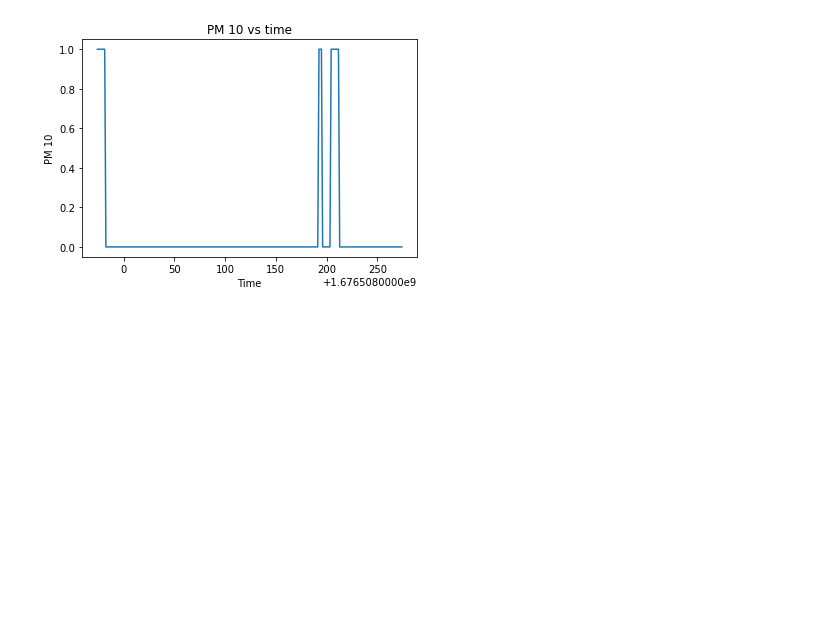
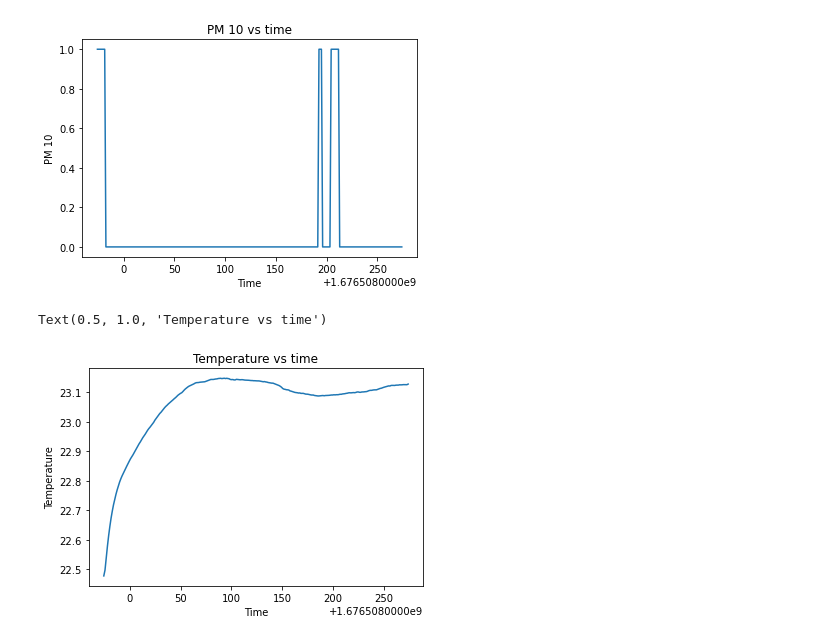
Before and after one commit to guchar/E11-ZhongGuo, a Jupyter notebook: Matplotlib Visualizations of Sensor Readings.ipynb, the cells around one changed output. Saved outputs shown, nothing was run; the diff lists cells and outputs as text; code cells hidden in the pictures; blank space fills up the shorter version.

```diff
--- a/Matplotlib Visualizations of Sensor Readings.ipynb
+++ b/Matplotlib Visualizations of Sensor Readings.ipynb
@@ -35,3 +35,11 @@ plt.title("PM 10 vs time")
 # %% [output]
 Text(0.5, 1.0, 'PM 10 vs time')
 [figure]
+# %%
+plt.plot(df['Timestamp'], df['Temperature'])
+plt.ylabel('Temperature')
+plt.xlabel('Time')
+plt.title("Temperature vs time")
+# %% [output]
+Text(0.5, 1.0, 'Temperature vs time')
+[figure, added]
```
Also changed, not shown: parts of 4 cells of this notebook.
